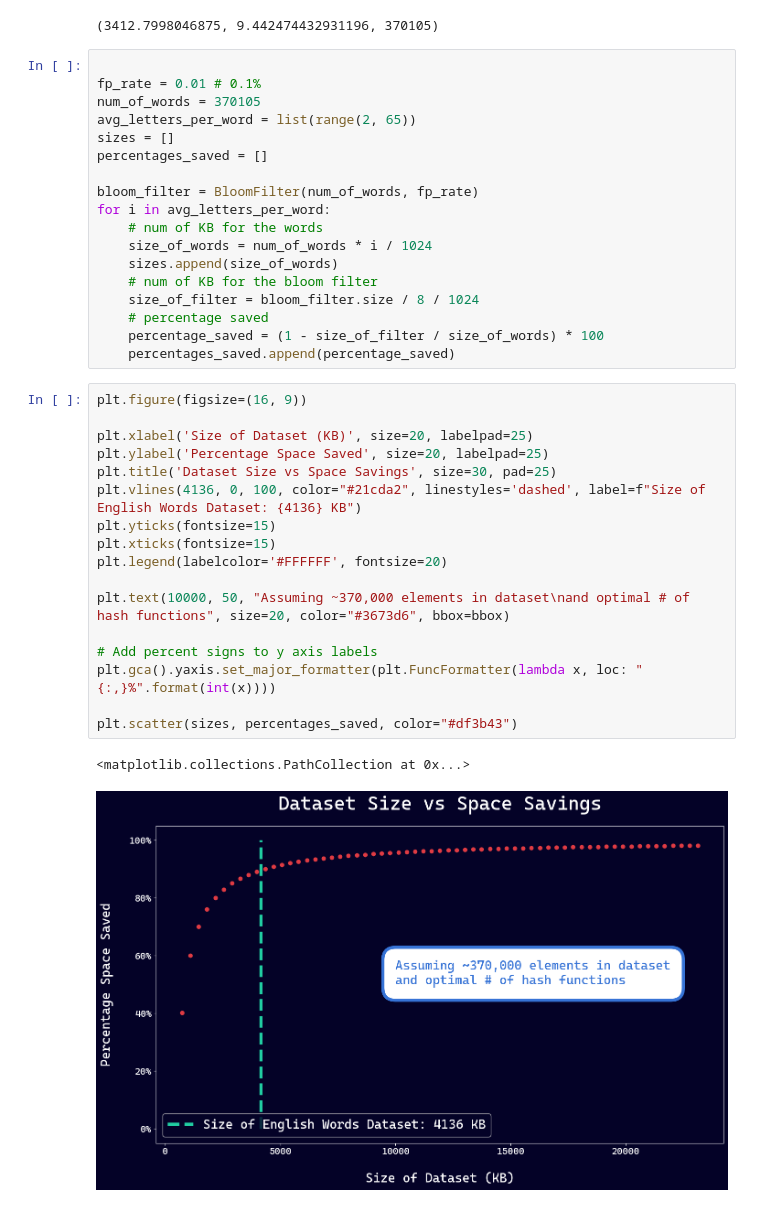
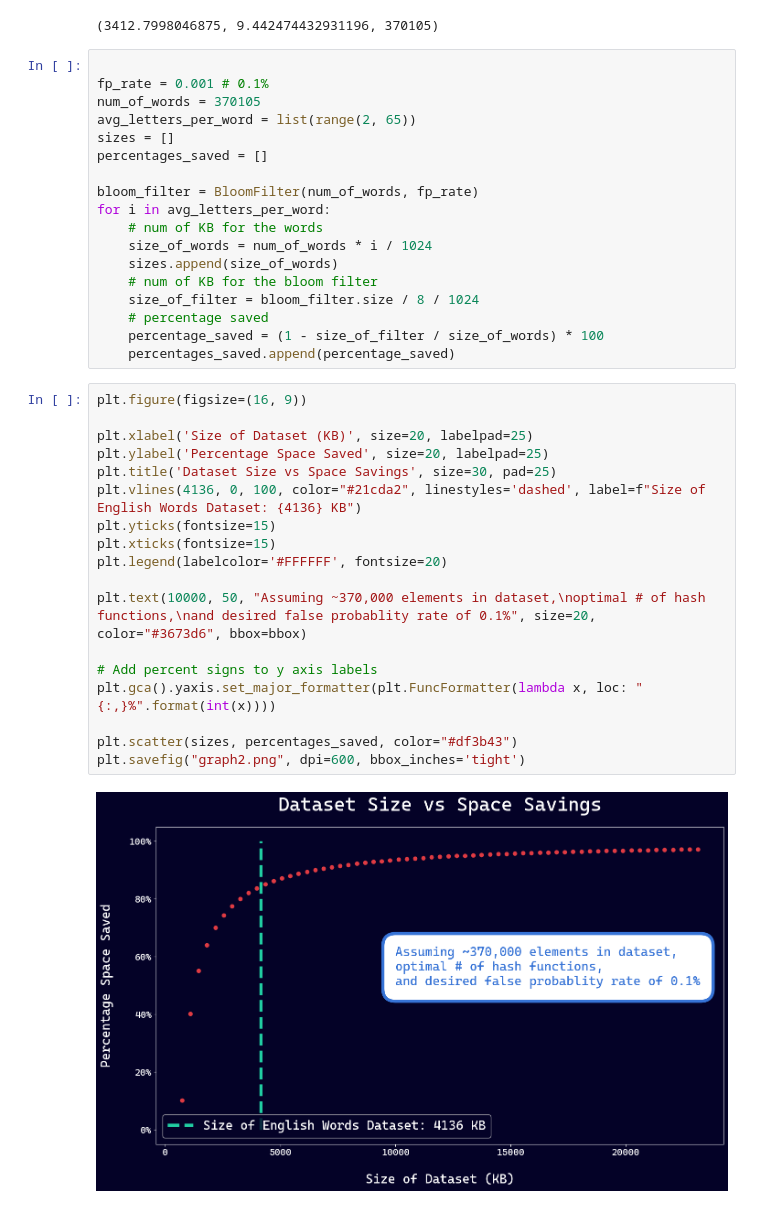
Before and after one commit to Sourish07/Bloom-Filter, a Jupyter notebook: graph.ipynb, the cells around one changed output. Drawn from its saved outputs; the diff is of its cells as text.

Commit message:
Added graph and english words

```diff
--- a/graph.ipynb
+++ b/graph.ipynb
@@ -103,7 +88,7 @@ count / 1024, len_counter / len(english_words), len(english_words)
 (3412.7998046875, 9.442474432931196, 370105)
 # %%
 
-fp_rate = 0.01 # 0.1%
+fp_rate = 0.001 # 0.1%
 num_of_words = 370105
 avg_letters_per_word = list(range(2, 65))
 sizes = []
@@ -122,20 +107,20 @@ for i in avg_letters_per_word:
 # %%
 plt.figure(figsize=(16, 9))
 
 plt.xlabel('Size of Dataset (KB)', size=20, labelpad=25)
 plt.ylabel('Percentage Space Saved', size=20, labelpad=25)
 plt.title('Dataset Size vs Space Savings', size=30, pad=25)
 plt.vlines(4136, 0, 100, color="#21cda2", linestyles='dashed', label=f"Size of English Words Dataset: {4136} KB")
 plt.yticks(fontsize=15)
 plt.xticks(fontsize=15)
 plt.legend(labelcolor='#FFFFFF', fontsize=20)
 
-plt.text(10000, 50, "Assuming ~370,000 elements in dataset\nand optimal # of hash functions", size=20, color="#3673d6", bbox=bbox)
+plt.text(10000, 50, "Assuming ~370,000 elements in dataset,\noptimal # of hash functions,\nand desired false probablity rate of 0.1%", size=20, color="#3673d6", bbox=bbox)
 
 # Add percent signs to y axis labels
 plt.gca().yaxis.set_major_formatter(plt.FuncFormatter(lambda x, loc: "{:,}%".format(int(x))))
 
 plt.scatter(sizes, percentages_saved, color="#df3b43")
+plt.savefig("graph2.png", dpi=600, bbox_inches='tight')
 # %% [output]
-<matplotlib.collections.PathCollection at 0x...>
-[figure, old version]
+[figure, new version]
```
Also changed, not shown: parts of 1 cell of this notebook, 1 other file.
